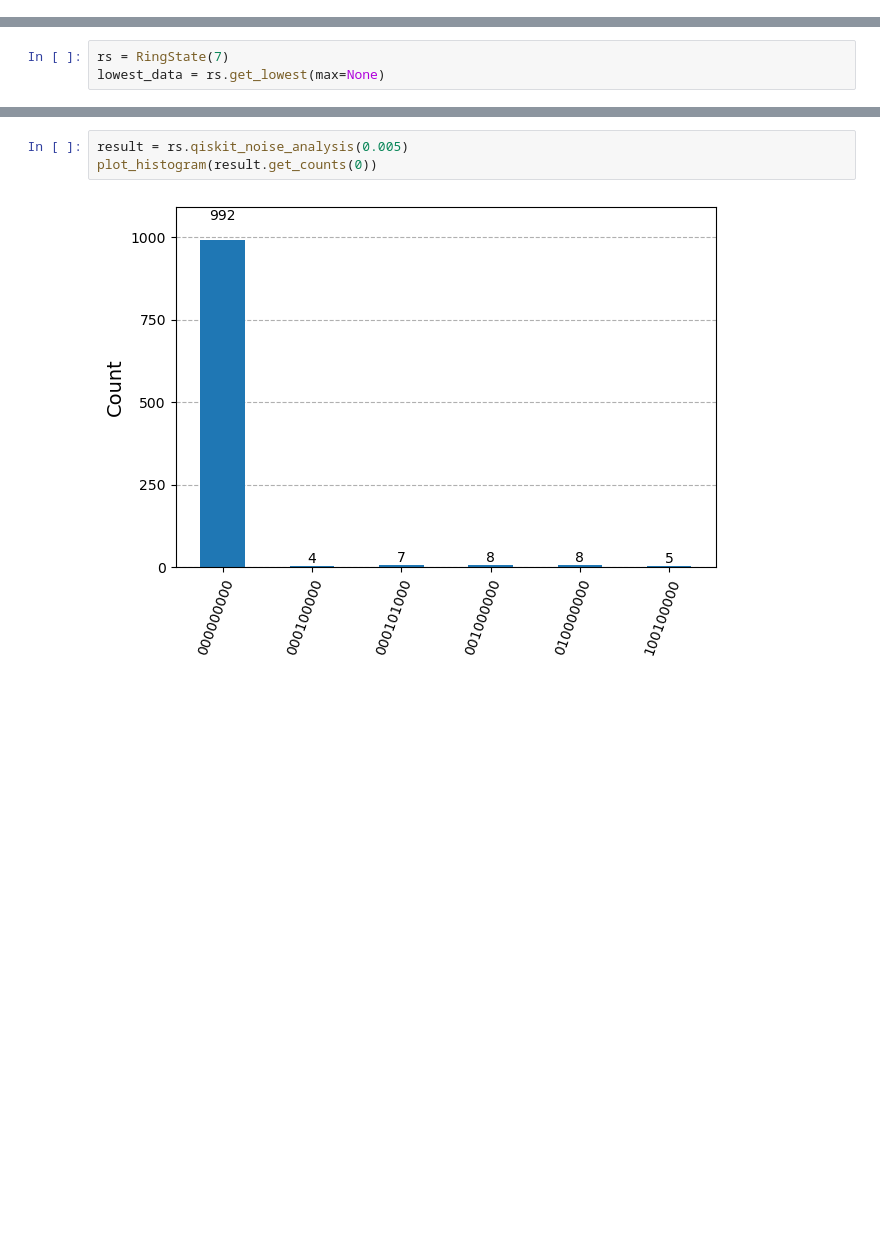
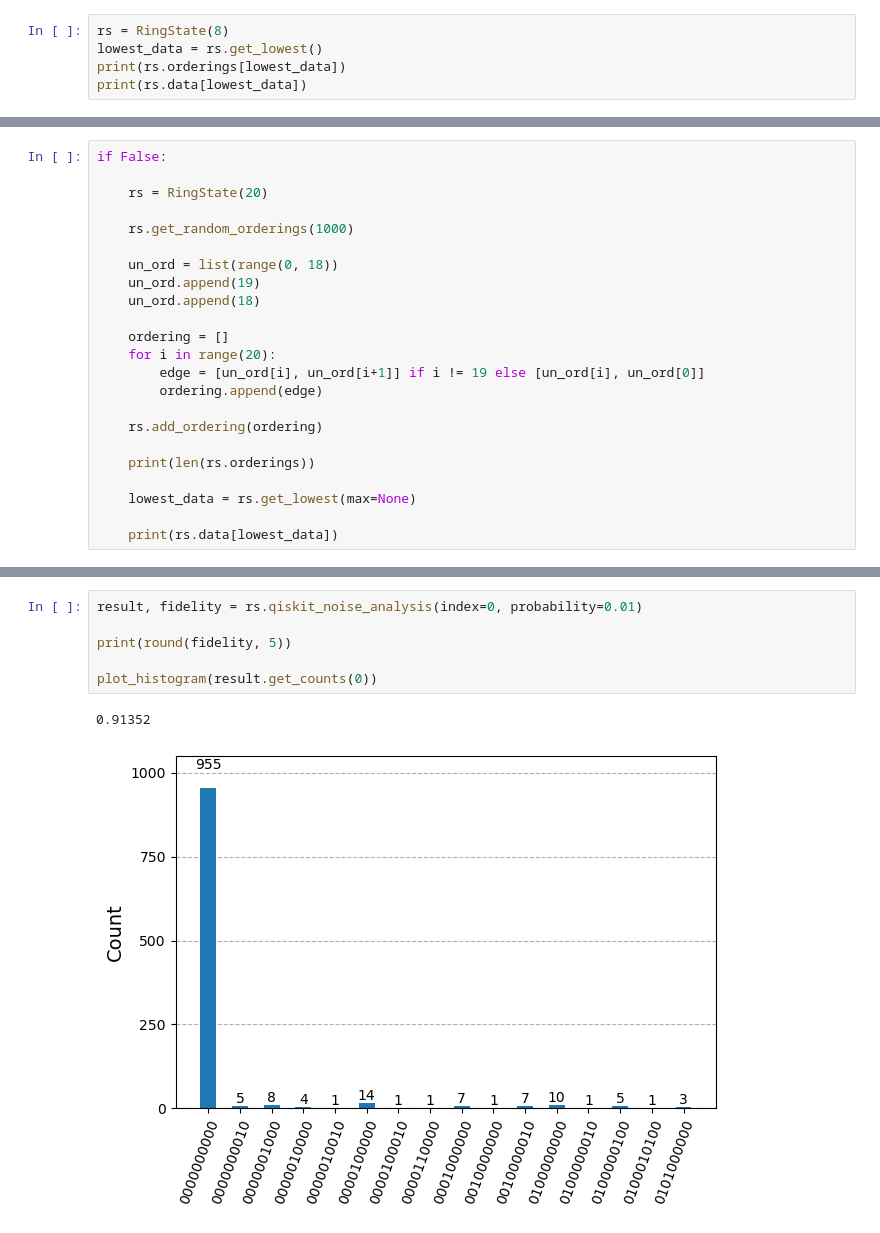
Before and after one commit to Nathaniel-Puckett/Personal-Projects, a Jupyter notebook: (8-13-25) Ring States.ipynb, the cells around one changed output, grey strips where cells are left out. Saved outputs shown, nothing was run; the diff lists cells and outputs as text; blank space fills up the shorter version.

Commit message:
Updated error analysis

```diff
--- a/(8-13-25) Ring States.ipynb
+++ b/(8-13-25) Ring States.ipynb
@@ -212,0 +272,5 @@ class RingState:
+# %%
+rs = RingState(8)
+lowest_data = rs.get_lowest()
+print(rs.orderings[lowest_data])
+print(rs.data[lowest_data])
@@ -213,3 +285,23 @@ class RingState:
 # %%
-rs = RingState(7)
-lowest_data = rs.get_lowest(max=None)
+if False:
+
+    rs = RingState(20)
+
+    rs.get_random_orderings(1000)
+
+    un_ord = list(range(0, 18))
+    un_ord.append(19)
+    un_ord.append(18)
+
+    ordering = []
+    for i in range(20):
+        edge = [un_ord[i], un_ord[i+1]] if i != 19 else [un_ord[i], un_ord[0]]
+        ordering.append(edge)
+
+    rs.add_ordering(ordering)
+
+    print(len(rs.orderings))
+
+    lowest_data = rs.get_lowest(max=None)
+
+    print(rs.data[lowest_data])
@@ -229,5 +316,9 @@ rs.plot_data(1, 2)
 # %%
-result = rs.qiskit_noise_analysis(0.005)
+result, fidelity = rs.qiskit_noise_analysis(index=0, probability=0.01)
+
+print(round(fidelity, 5))
+
 plot_histogram(result.get_counts(0))
 # %% [output]
+0.91352
-[figure, old version]
+[figure, new version]
```
Also changed, not shown: parts of 7 cells of this notebook.
